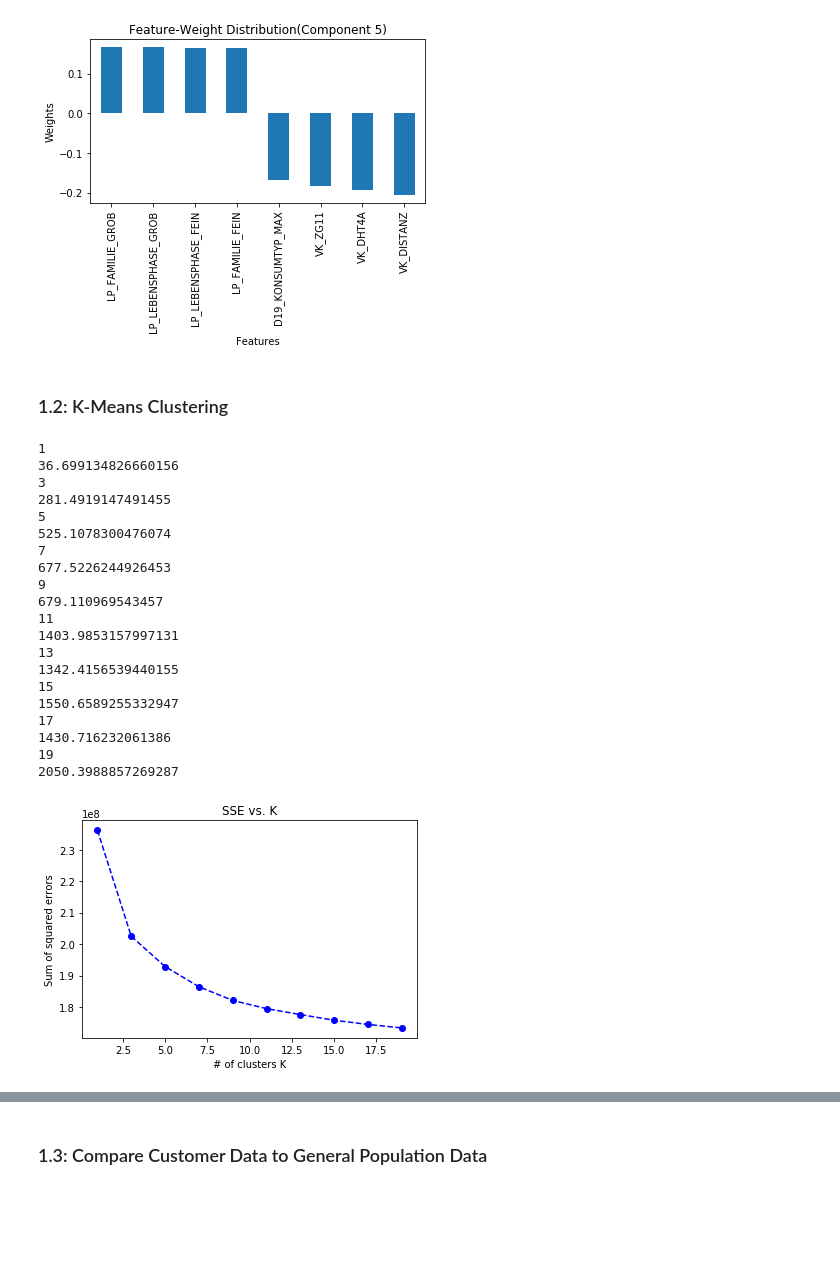
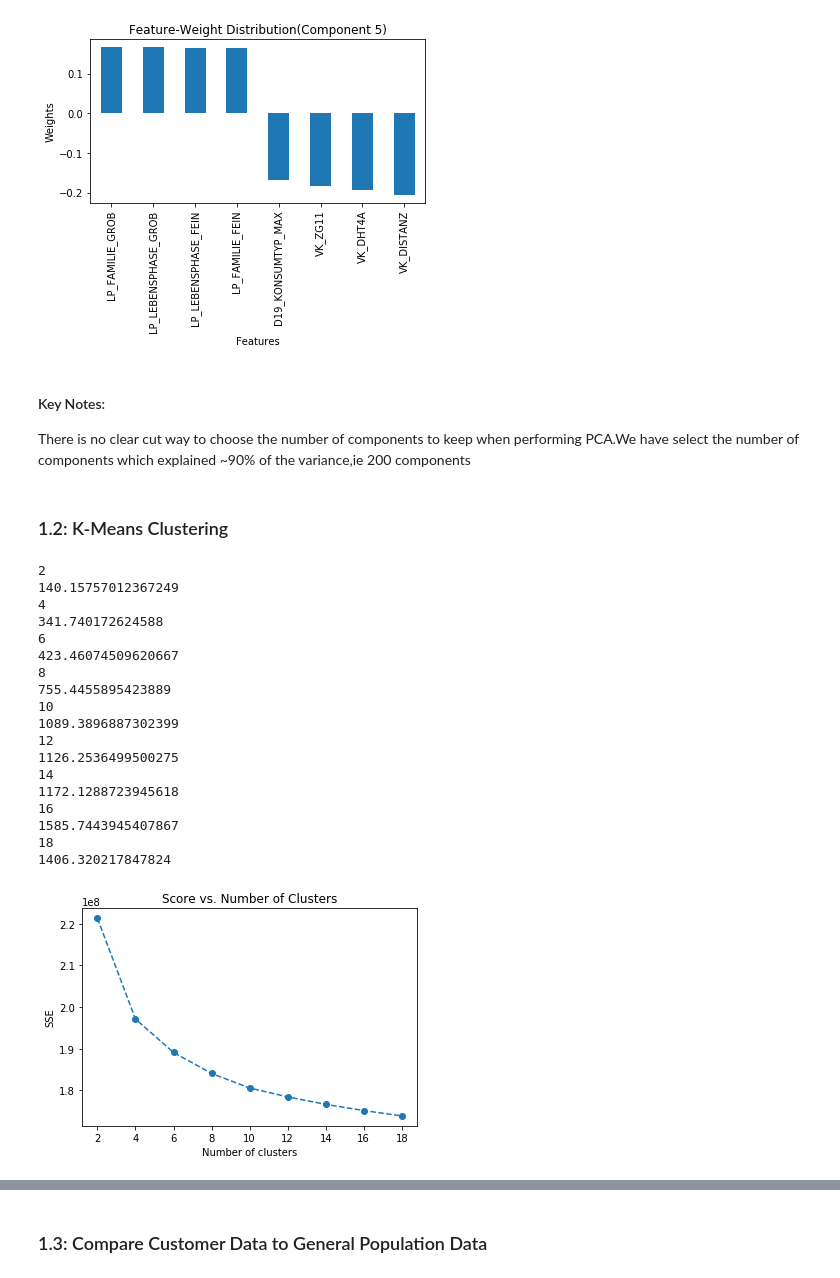
Before and after one commit to alssalo/Arvato-Project, a Jupyter notebook: Arvato Project Workbook.ipynb, the cells around one changed output, grey strips where cells are left out. Cells and saved outputs as stored; diff of their text form; code cells hidden in the pictures; blank space fills up the shorter version.

```diff
--- a/Arvato Project Workbook.ipynb
+++ b/Arvato Project Workbook.ipynb
@@ -341,7 +326,10 @@ customers_new = pickle.load(open("customers_cleaned.pickle", "rb"))
 ### 1.1: PCA
 # %%
 def perform_pca(n_components,data):
-
+    """
+    Transforms data using PCA to create n_components, and gives back thr
+    transformed dataframe
+    """
     pca = PCA(n_components)
     pca_fitted = pca.fit_transform(data)
     return pca, pca_fitted
@@ -429,6 +413,9 @@ for i in range(5):
 [figure]
 [figure]
 [figure]
+# %% [markdown]
+#### Key Notes:
+There is no clear cut way to choose the number of components to keep when performing PCA.We have select the number of components which explained ~90% of the variance,ie 200 components
 # %% [markdown]
 ### 1.2: K-Means Clustering
 # %%
@@ -437,6 +424,9 @@ scores = []
 k_fitted = []
 
 def plot_elbow(data):
+    """
+    elbow plot to determine the best number of clusters
+    """
 
     for cluster in range(2,20,2):
         print(cluster)
@@ -457,29 +447,27 @@ def plot_elbow(data):
     plt.title('Score vs. Number of Clusters');
 # %%
 # Investigate the change in within-cluster distance across number of clusters.
-plot_elbow(pca_2_fitted, 1, 20, 2)
+plot_elbow(pca_2_fitted)
 # %% [output]
-1
-36.699134826660156
-3
-281.4919147491455
-5
-525.1078300476074
-7
-677.5226244926453
-9
-679.110969543457
-11
-1403.9853157997131
-13
-1342.4156539440155
-15
-1550.6589255332947
-17
-1430.716232061386
-19
-2050.3988857269287
+2
+140.15757012367249
+4
+341.740172624588
+6
+423.46074509620667
+8
+755.4455895423889
+10
+1089.3896887302399
+12
+1126.2536499500275
+14
+1172.1288723945618
+16
+1585.7443945407867
+18
+1406.320217847824
-[figure, old version]
+[figure, new version]
 # %%
 n_cluster = 9
 kmeans = KMeans(n_clusters=n_cluster, random_state=12)
```
Also changed, not shown: parts of 56 cells of this notebook.
